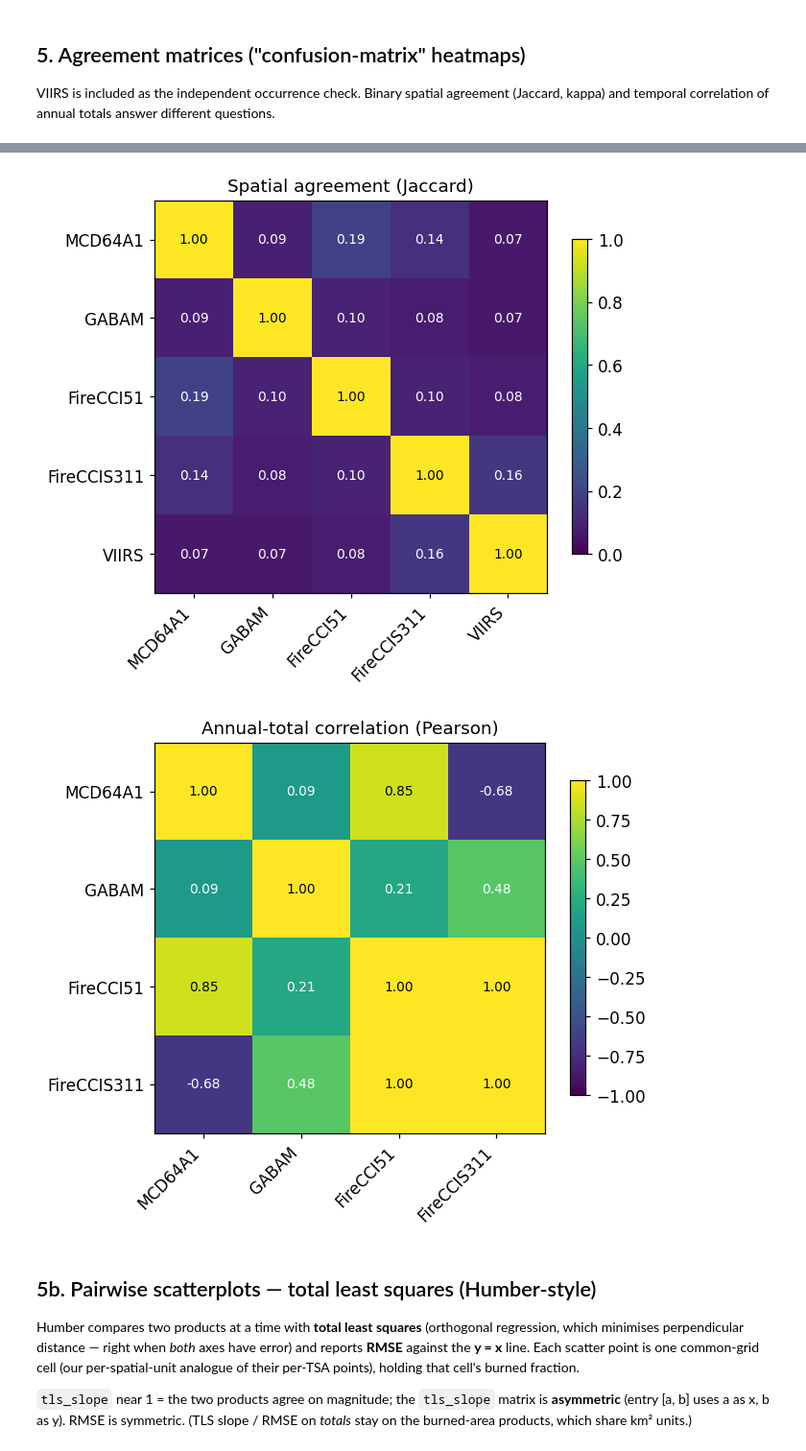
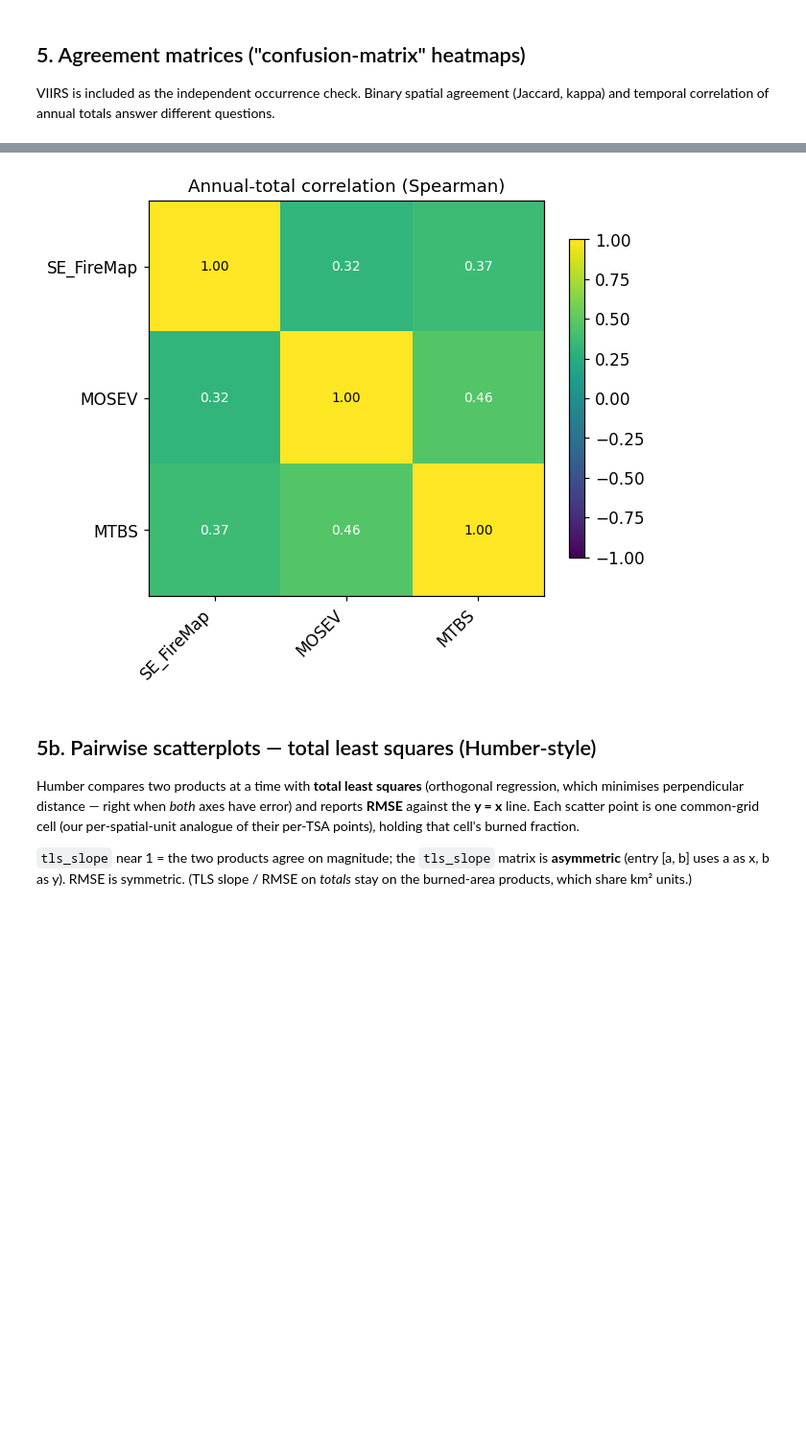
Before and after one commit to jimzhang629/peat_fire_stanback, a Jupyter notebook: notebooks/run_fire_comparison.ipynb, the cells around one changed output, grey strips where cells are left out. Shown at 96% size. Cells and saved outputs as stored; diff of their text form; code cells hidden in the pictures; blank space fills up the shorter version.

```diff
--- a/notebooks/run_fire_comparison.ipynb
+++ b/notebooks/run_fire_comparison.ipynb
@@ -165,9 +186,16 @@ VIIRS is included as the independent occurrence check. Binary spatial agreement
 temporal correlation of annual totals answer different questions.
 # %%
 products_all = ["MCD64A1", "GABAM", "FireCCI51", "FireCCIS311", "VIIRS"]
+products_sev = ['SE_FireMap', 'MOSEV', 'MTBS']
 
 jac = agreement_matrix(products_all, years, aoi, method="jaccard", pooling="cells")
 kap = agreement_matrix(products_all, years, aoi, method="kappa",   pooling="cells")
 cor = agreement_matrix(products_ba,  years, aoi, method="pearson", pooling="years")
-display(jac.round(2)); display(cor.round(2))
+
+if products_sev:
+    years = range(2000, 2021)
+    spearman_cor = agreement_matrix(products_sev, years, aoi, method="spearman", pooling="cells")
+    display(spearman_cor.round(2))
+else:
+    display(jac.round(2)); display(cor.round(2))
 # %% [output]
@@ -185,9 +206,11 @@ display(jac.round(2)); display(cor.round(2))
 # %%
-plot_agreement_heatmap(jac, title="Spatial agreement (Jaccard)", vmin=0, vmax=1); plt.show()
-plot_agreement_heatmap(cor, title="Annual-total correlation (Pearson)", vmin=-1, vmax=1); plt.show()
+if products_sev:
+    plot_agreement_heatmap(spearman_cor, title="Annual-total correlation (Spearman)", vmin=-1, vmax=1); plt.show()
+else:
+    plot_agreement_heatmap(jac, title="Spatial agreement (Jaccard)", vmin=0, vmax=1); plt.show()
+    plot_agreement_heatmap(cor, title="Annual-total correlation (Pearson)", vmin=-1, vmax=1); plt.show()
 # %% [output]
-[figure, old version]
+[figure, new version]
-[figure, removed]
 # %% [markdown]
 ## 5b. Pairwise scatterplots — total least squares (Humber-style)
 
```
Also changed, not shown: parts of 23 cells of this notebook, 1 other file.
